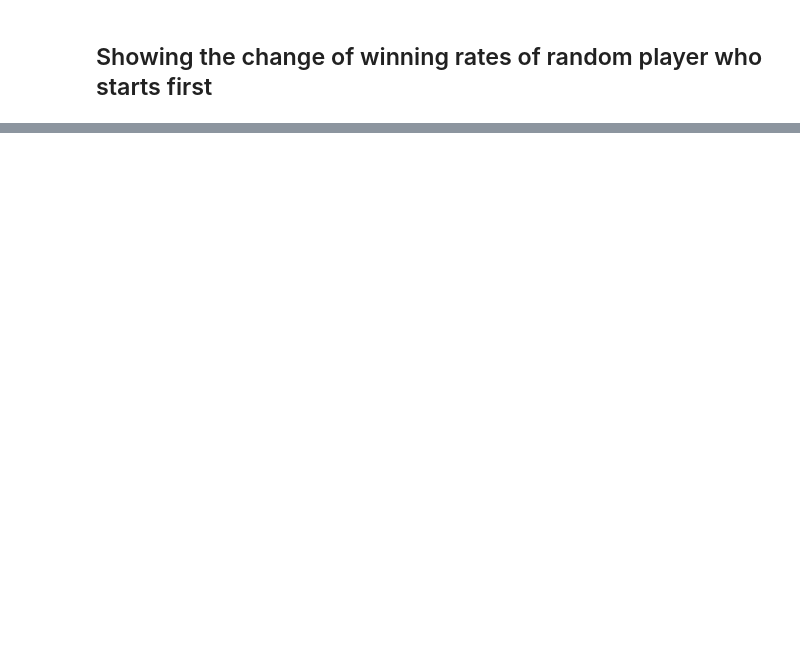
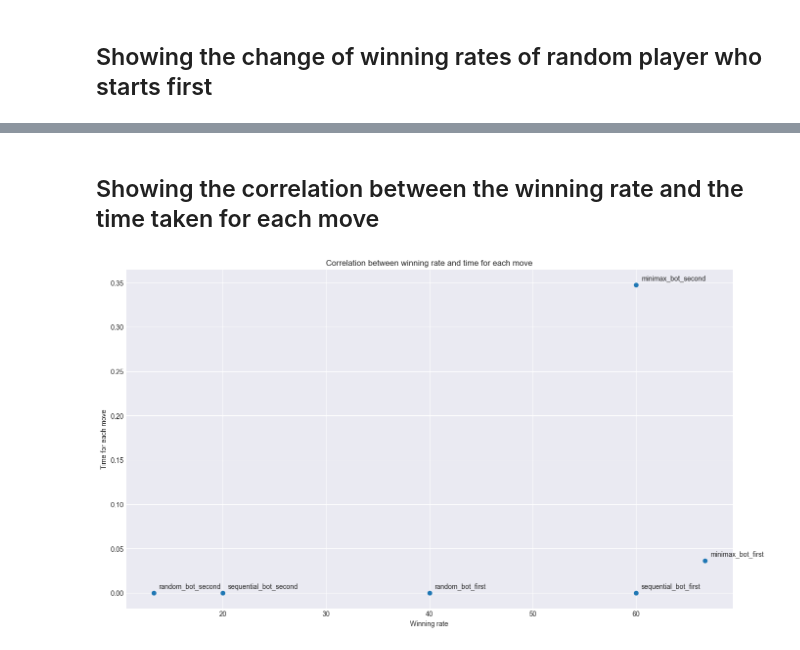
Before and after one commit to ROIM1998/tic-tac-toe, a Jupyter notebook: plot.ipynb, the cells around one changed output, grey strips where cells are left out. Saved outputs shown, nothing was run; the diff lists cells and outputs as text; code cells hidden in the pictures; blank space fills up the shorter version.

```diff
--- a/plot.ipynb
+++ b/plot.ipynb
@@ -44,0 +46,16 @@ ax.set_title("Winning rates' change during the play of random_bot_first")
+# %% [markdown]
+## Showing the correlation between the winning rate and the time taken for each move
+# %%
+df = pd.read_csv('statistics.csv', index_col=0)
+df['winning_rate'] = df['wins'] / df['played'] * 100
+df['each_move_time'] = df['thinking_time'] / df['moves_take']
+fig, ax = plt.subplots(figsize=(16, 9))
+ax.scatter(x=df['winning_rate'], y=df['each_move_time'])
+for i, txt in enumerate(df.index.tolist()):
+    ax.annotate(txt, (df['winning_rate'].iloc[i] + .5, df['each_move_time'].iloc[i] + 0.005))
+ax.set_xlabel("Winning rate")
+ax.set_ylabel("Time for each move")
+ax.set_title("Correlation between winning rate and time for each move")
+plt.show()
+# %% [output]
+[figure, added]
```
Also changed, not shown: parts of 2 cells of this notebook.
